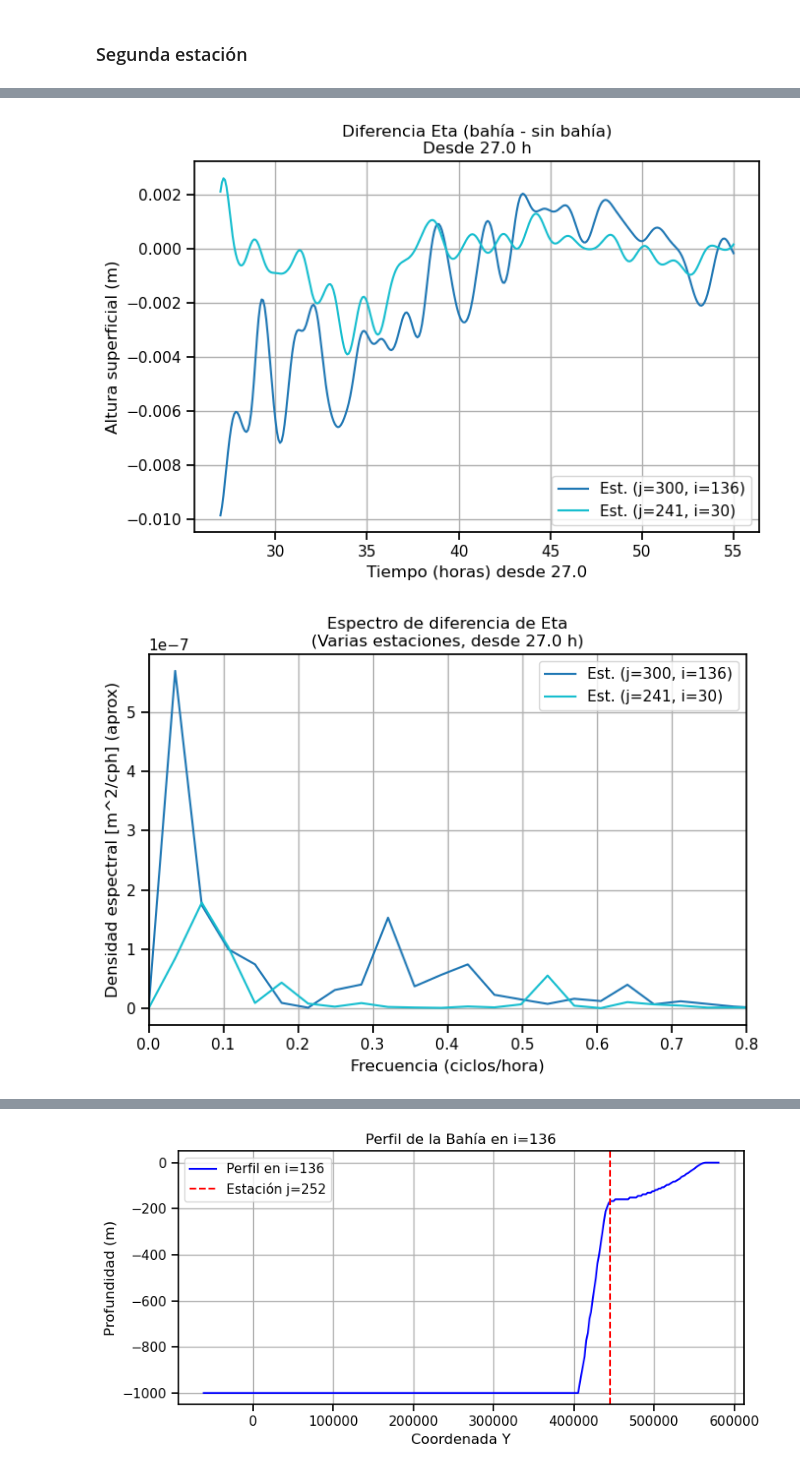
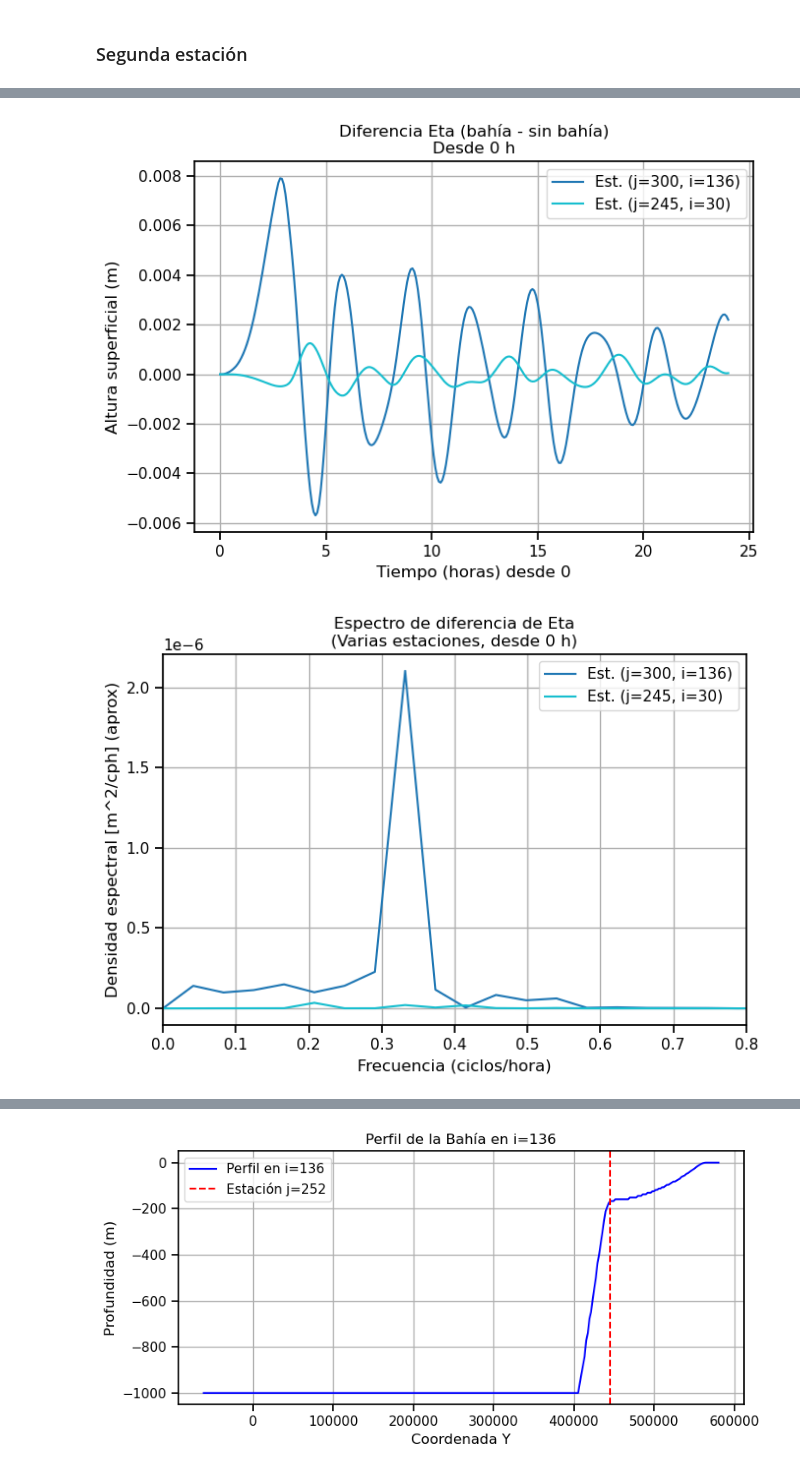
Before and after one commit to Estebanovich/BayIW_Rectan, a Jupyter notebook: input/check_output_func.ipynb, the cells around one changed output, grey strips where cells are left out. Saved outputs shown, nothing was run; the diff lists cells and outputs as text; code cells hidden in the pictures.

```diff
--- a/input/check_output_func.ipynb
+++ b/input/check_output_func.ipynb
@@ -407,11 +407,11 @@ def animar_2d_variable_zoom(
     plt.show()
 # %%
 # Rutas a los outputs con y sin bahía
-outdir_bay = '../run_expand/stage2/mnc_00*/'
-outdir_nobay = '../run_expand_nobay/stage2/mnc_00*/'
+outdir_bay = '../run_expand/mnc_00*/'
+outdir_nobay = '../run_expand_nobay/mnc_00*/'
 
 # Cargar datos
-data_dict = cargar_datos_mitgcm(outdir_bay, outdir_nobay, use_wildcard=False)
+data_dict = cargar_datos_mitgcm(outdir_bay, outdir_nobay, use_wildcard=True)
 nc_bay = data_dict['nc_bay']
 nc_nobay = data_dict['nc_nobay']
 gr_bay = data_dict['gr_bay']
@@ -1318,6 +1325,8 @@ def analizar_ssh_y_espectro_multistation(
         Y = np.fft.rfft(eta_detrend)
         freqs = np.fft.rfftfreq(N, d=dt)
 
+        np.fft(
+
         # 5.4) PSD (simple)
         PSD = (1.0 / N**2) * np.abs(Y)**2
 
@@ -1359,23 +1368,23 @@ def analizar_ssh_y_espectro_multistation(
 # %%
 # Estaciones:
 jstationA, istationA = 300, 136
-jstationB, istationB = 241, 30
+jstationB, istationB = 245, 30
 
 station_list = [
     (jstationA, istationA),
     (jstationB, istationB),
 ]
 
 analizar_ssh_y_espectro_multistation(
     nc_bay,
     nc_nobay,
     time,
     station_list,
-    tmin_horas=27.0
+    tmin_horas=0
 )
 # %% [output]
-[figure, old version]
+[figure, new version]
-[figure, old version]
+[figure, new version]
 # %%
 analizar_ssh_y_espectro_multistation(
     nc_bay,
```
Also changed, not shown: parts of 29 cells of this notebook, 7 other files.
